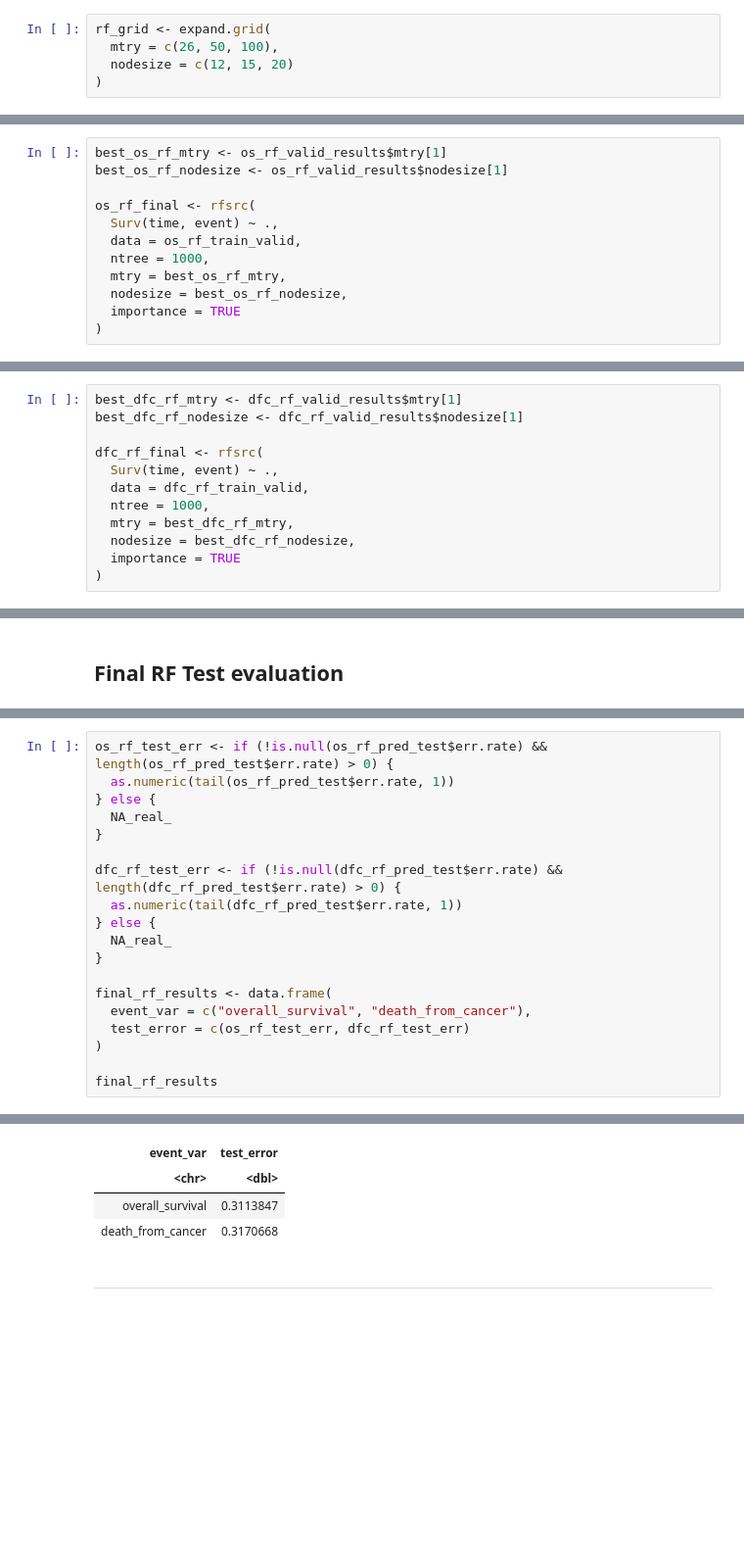
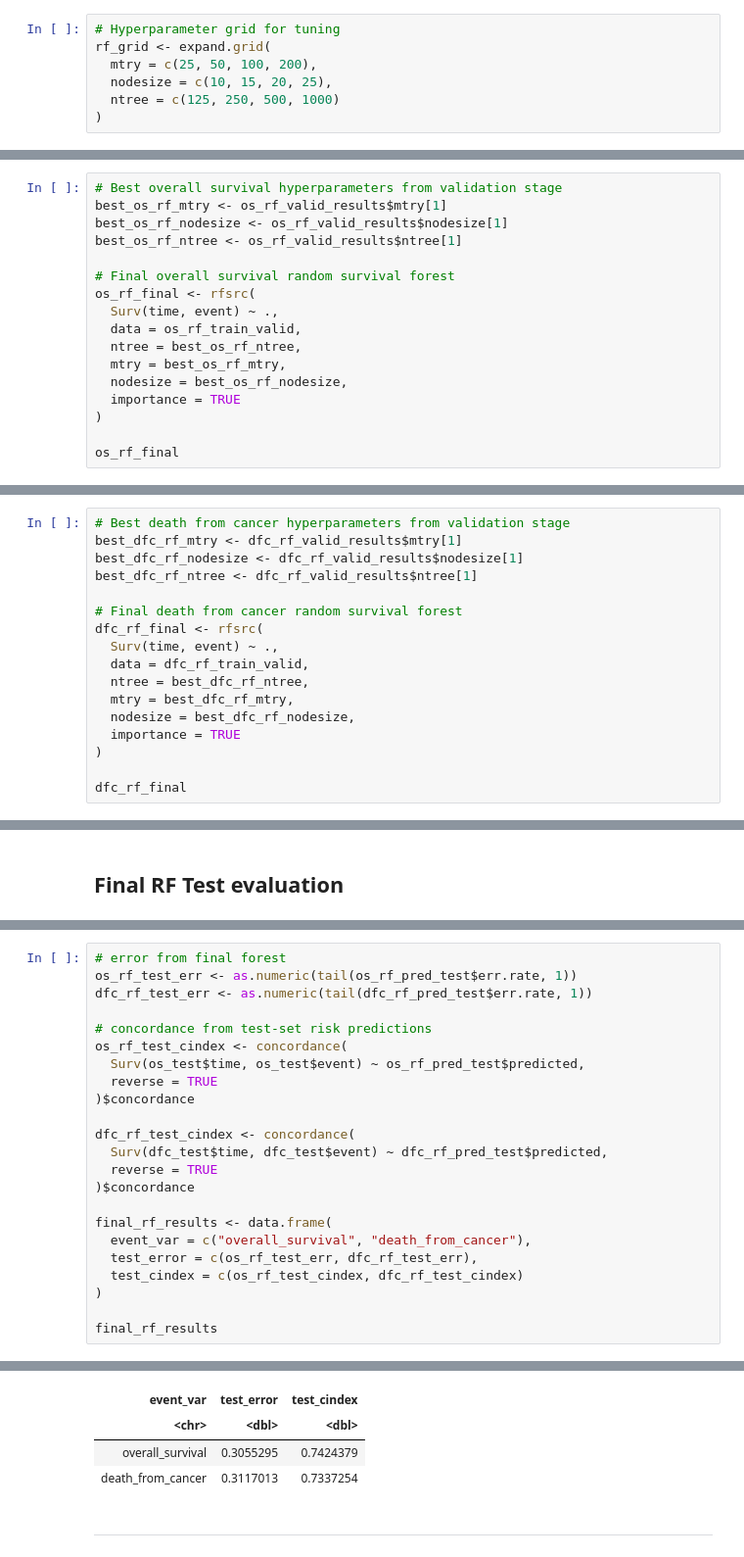
Before and after one commit to harrisdurrani/data_mining_project, a Jupyter notebook: Ensemble Tree Methods (R code).ipynb, the cells around one changed output, grey strips where cells are left out. Shown at 98% size. Drawn from its saved outputs; the diff is of its cells as text; blank space fills up the shorter version.

```diff
--- a/Ensemble Tree Methods (R code).ipynb
+++ b/Ensemble Tree Methods (R code).ipynb
@@ -1026,6 +1012,8 @@ ERROR: Error: object 'code_will_break_here' not found
 # %%
+# Hyperparameter grid for tuning
 rf_grid <- expand.grid(
-  mtry = c(26, 50, 100),
-  nodesize = c(12, 15, 20)
+  mtry = c(25, 50, 100, 200),
+  nodesize = c(10, 15, 20, 25),
+  ntree = c(125, 250, 500, 1000)
 )
 # %%
@@ -1265,14 +1247,19 @@ A data.frame: 3 × 4
 os_rf_train_valid <- rbind(os_train, os_valid)
 dfc_rf_train_valid <- rbind(dfc_train, dfc_valid)
 # %%
+# Best overall survival hyperparameters from validation stage
 best_os_rf_mtry <- os_rf_valid_results$mtry[1]
 best_os_rf_nodesize <- os_rf_valid_results$nodesize[1]
+best_os_rf_ntree <- os_rf_valid_results$ntree[1]
 
+# Final overall survival random survival forest
 os_rf_final <- rfsrc(
   Surv(time, event) ~ .,
   data = os_rf_train_valid,
-  ntree = 1000,
+  ntree = best_os_rf_ntree,
   mtry = best_os_rf_mtry,
   nodesize = best_os_rf_nodesize,
   importance = TRUE
 )
+
+os_rf_final
@@ -1279,12 +1283,17 @@ os_rf_final <- rfsrc(
 # %%
+# Best death from cancer hyperparameters from validation stage
 best_dfc_rf_mtry <- dfc_rf_valid_results$mtry[1]
 best_dfc_rf_nodesize <- dfc_rf_valid_results$nodesize[1]
+best_dfc_rf_ntree <- dfc_rf_valid_results$ntree[1]
 
+# Final death from cancer random survival forest
 dfc_rf_final <- rfsrc(
   Surv(time, event) ~ .,
   data = dfc_rf_train_valid,
-  ntree = 1000,
+  ntree = best_dfc_rf_ntree,
   mtry = best_dfc_rf_mtry,
   nodesize = best_dfc_rf_nodesize,
   importance = TRUE
 )
+
+dfc_rf_final
@@ -1294,21 +1321,25 @@ dfc_rf_final <- rfsrc(
 os_rf_pred_test <- predict(os_rf_final, newdata = os_test)
 dfc_rf_pred_test <- predict(dfc_rf_final, newdata = dfc_test)
 # %%
-os_rf_test_err <- if (!is.null(os_rf_pred_test$err.rate) && length(os_rf_pred_test$err.rate) > 0) {
-  as.numeric(tail(os_rf_pred_test$err.rate, 1))
-} else {
-  NA_real_
-}
+# error from final forest
+os_rf_test_err <- as.numeric(tail(os_rf_pred_test$err.rate, 1))
+dfc_rf_test_err <- as.numeric(tail(dfc_rf_pred_test$err.rate, 1))
 
-dfc_rf_test_err <- if (!is.null(dfc_rf_pred_test$err.rate) && length(dfc_rf_pred_test$err.rate) > 0) {
-  as.numeric(tail(dfc_rf_pred_test$err.rate, 1))
-} else {
-  NA_real_
-}
+# concordance from test-set risk predictions
+os_rf_test_cindex <- concordance(
+  Surv(os_test$time, os_test$event) ~ os_rf_pred_test$predicted,
+  reverse = TRUE
+)$concordance
+
+dfc_rf_test_cindex <- concordance(
+  Surv(dfc_test$time, dfc_test$event) ~ dfc_rf_pred_test$predicted,
+  reverse = TRUE
+)$concordance
 
 final_rf_results <- data.frame(
   event_var = c("overall_survival", "death_from_cancer"),
-  test_error = c(os_rf_test_err, dfc_rf_test_err)
+  test_error = c(os_rf_test_err, dfc_rf_test_err),
+  test_cindex = c(os_rf_test_cindex, dfc_rf_test_cindex)
 )
 
 final_rf_results
@@ -1317,7 +1348,7 @@ A data.frame: 2 × 2
-| event_var | test_error |
-| <chr> | <dbl> |
-| overall_survival | 0.3113847 |
-| death_from_cancer | 0.3170668 |
+| event_var | test_error | test_cindex |
+| <chr> | <dbl> | <dbl> |
+| overall_survival | 0.3055295 | 0.7424379 |
+| death_from_cancer | 0.3117013 | 0.7337254 |
 # %% [markdown]
 ---
 # %% [markdown]
```
Also changed, not shown: parts of 39 cells of this notebook, 1 other file.
